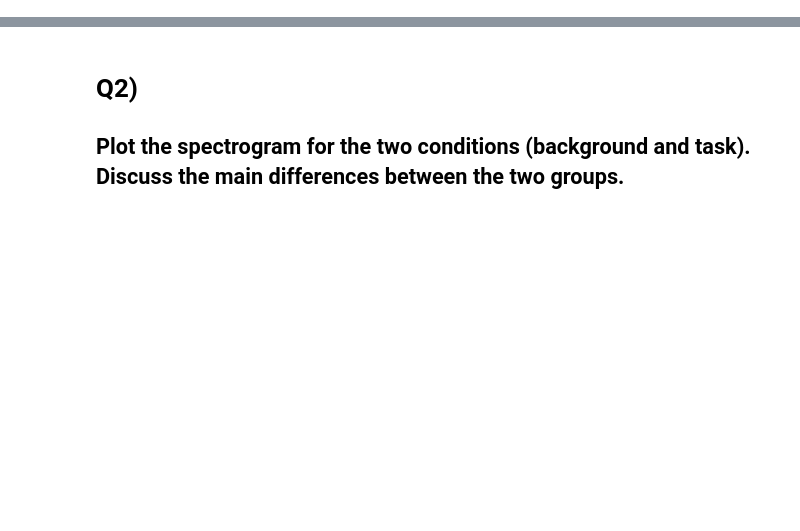
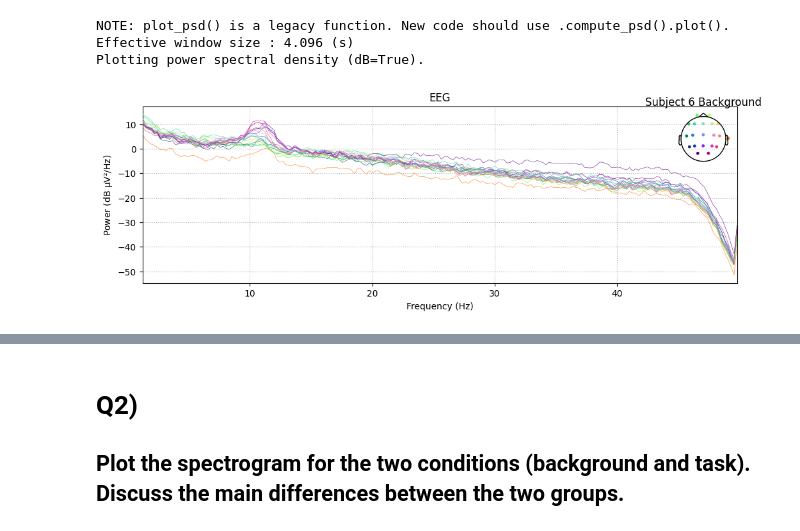
Before and after one commit to XixWISExiX/Neural-Data-Science, a Jupyter notebook: HW2/NeuralDataScienceHW2.ipynb, the cells around one changed output, grey strips where cells are left out. Saved outputs shown, nothing was run; the diff lists cells and outputs as text; code cells hidden in the pictures; blank space fills up the shorter version.

```diff
--- a/HW2/NeuralDataScienceHW2.ipynb
+++ b/HW2/NeuralDataScienceHW2.ipynb
@@ -10,18 +14,17 @@ from mne.channels import make_standard_montage
 import numpy as np
 import scipy as sp
 import matplotlib.pyplot as plt
+# ! pip install mne
 
 # Read raw data files where each file contains a run
 files = ['../datasets/HW2Datasets/Subject06_1.edf', '../datasets/HW2Datasets/Subject06_2.edf', '../datasets/HW2Datasets/Subject07_1.edf', '../datasets/HW2Datasets/Subject07_2.edf']
+
+# Read the raw EDF files into an array
 raws = [read_raw_edf(f, preload=True) for f in files]
 
-# #Combine all loaded runs
-# raw_obj = concatenate_raws(raws)
+# Loop through the array and make the following changes to the raw files
+for raw in raws:
 
-# #Set Standard Channel Locations
-# eegbci.standardize(raw_obj) # set channel names
-
-for raw in raws:
     # Rename the raw channels
     raw.rename_channels({'EEG F3':'F3', 'EEG F4':'F4',
                             'EEG Fp1':'Fp1', 'EEG Fp2':'Fp2', 'EEG F7':'F7', 'EEG F8':'F8',
@@ -37,5 +40,12 @@ for raw in raws:
     # Define the channel locations
     raw.set_montage(mne.channels.make_standard_montage('standard_1020'))
 
-# raw_obj = concatenate_raws(raws)
+    # Print Raw Channel Names for double checking
+    print(raw.ch_names)
+
+# Rename the raws with more insightfull names
+subject6_background = raws[0] # Subject 6 background raw
+subject6_task = raws[1] # Subject 6 task raw
+subject7_background = raws[2] # Subject 7 background raw
+subject7_task = raws[3] # Subject 7 task raw
 # %% [output]
@@ -102,0 +75,10 @@ Plotting power spectral density (dB=True).
+# %%
+# Plot Subject 6 Background between 1hz and 50hz
+subject6_background.plot_psd(fmin=1, fmax=50)
+plt.title('Subject 6 Background') # Set Title for easier interpretation
+plt.show() # Show plot
+# %% [output]
+NOTE: plot_psd() is a legacy function. New code should use .compute_psd().plot().
+Effective window size : 4.096 (s)
+Plotting power spectral density (dB=True).
+[figure, added]
```
Also changed, not shown: parts of 12 cells of this notebook, 2 other files.
